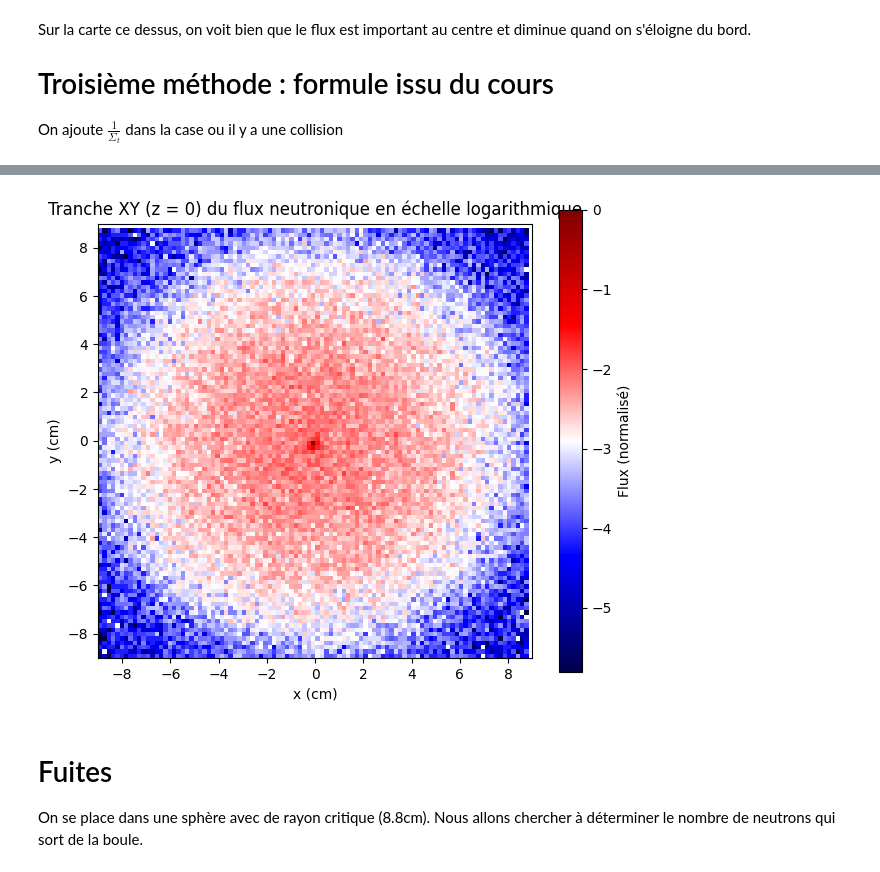
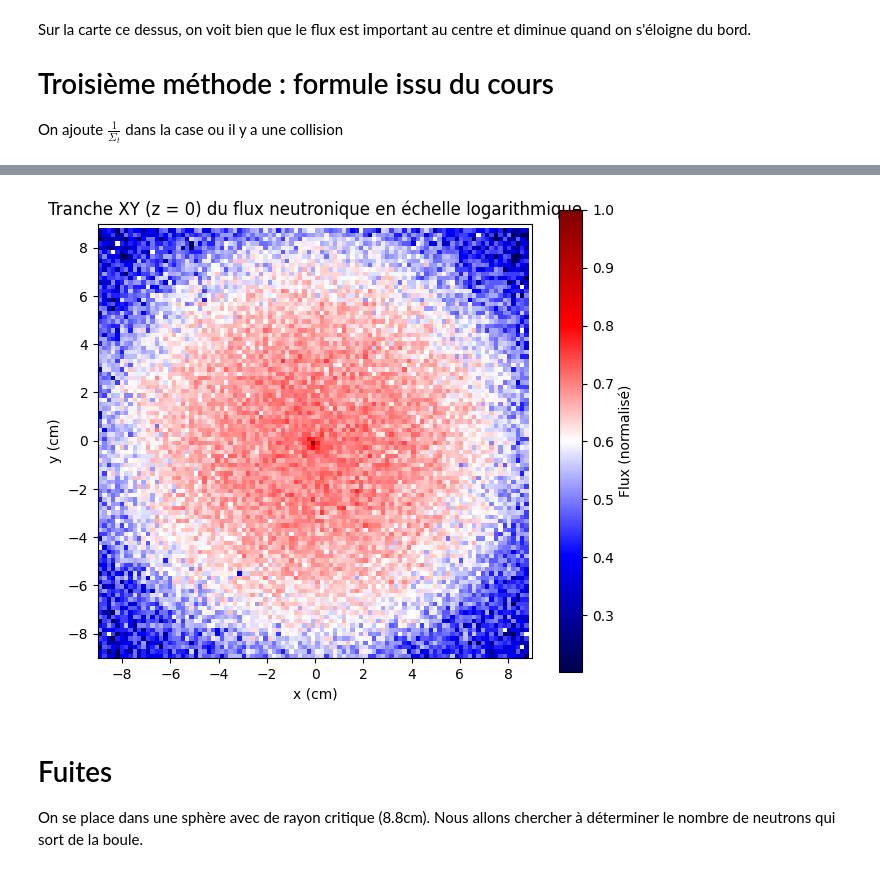
Before and after one commit to atlantis294/neutronic-ensta, a Jupyter notebook: exercices/06_monte_carlo.ipynb, the cells around one changed output, grey strips where cells are left out. Saved outputs shown, nothing was run; the diff lists cells and outputs as text; code cells hidden in the pictures.

```diff
--- a/exercices/06_monte_carlo.ipynb
+++ b/exercices/06_monte_carlo.ipynb
@@ -692,15 +692,17 @@ plt.show()
 # %%
 # flux en log
+log_flux = np.log(flux_xy.T)
+log_flux = log_flux/log_flux.max()
 
 plt.figure(figsize=(7,6))
-plt.imshow(np.log(flux_xy_norm.T),origin='lower',extent=[x[0], x[-1], y[0], y[-1]],cmap='seismic')
+plt.imshow(log_flux,origin='lower',extent=[x[0], x[-1], y[0], y[-1]],cmap='seismic')
 plt.colorbar(label="Flux (normalisé)")
 plt.xlabel("x (cm)")
 plt.ylabel("y (cm)")
 plt.title("Tranche XY (z = 0) du flux neutronique en échelle logarithmique")
 plt.show()
 # %% [output]
-[figure, old version]
+[figure, new version]
 # %% [markdown]
 # Fuites
 
```
Also changed, not shown: parts of 2 cells of this notebook, 2 other files.
